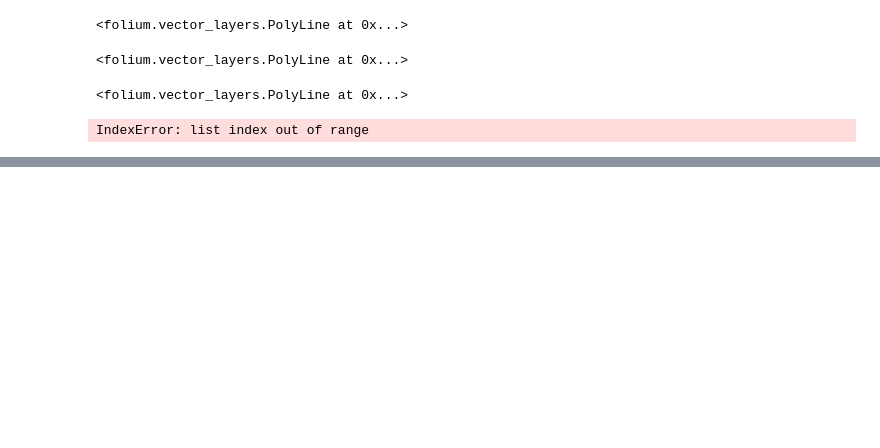
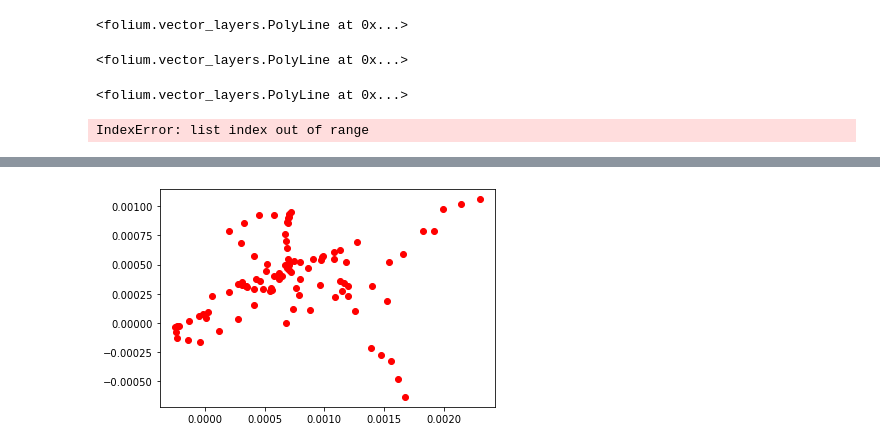
Before and after one commit to KyongHwan-Kim/Gps_filter_algorithm, a Jupyter notebook: GPS_Algorithm_0127.ipynb, the cells around one changed output, grey strips where cells are left out. Saved outputs shown, nothing was run; the diff lists cells and outputs as text; code cells hidden in the pictures; blank space fills up the shorter version.

```diff
--- a/GPS_Algorithm_0127.ipynb
+++ b/GPS_Algorithm_0127.ipynb
@@ -334,0 +407,20 @@ folium.PolyLine(locations=res_list,tooltip='Polyline', color='blue').add_to(Mass
+# %%
+xn_list = []
+yn_list = []
+import matplotlib.pyplot as plt
+
+for i in range(0,len(speed_vector_list)):
+    if i == 0:
+        xn_list.append(speed_vector_list[i][0])
+        yn_list.append(speed_vector_list[i][1])
+
+    else:
+        xn_data = speed_vector_list[i][0] + xn_list[i-1]
+        yn_data = speed_vector_list[i][1] + yn_list[i-1]
+        xn_list.append(xn_data)
+        yn_list.append(yn_data)
+
+plt.plot(xn_list,yn_list,'ro')
+plt.show()
+# %% [output]
+[figure, added]
```
Also changed, not shown: parts of 7 cells of this notebook.
